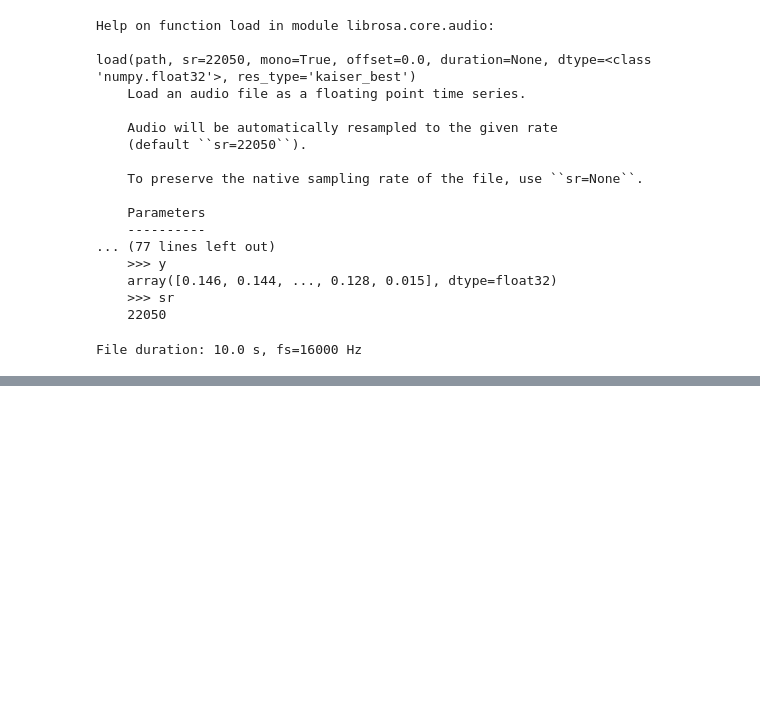
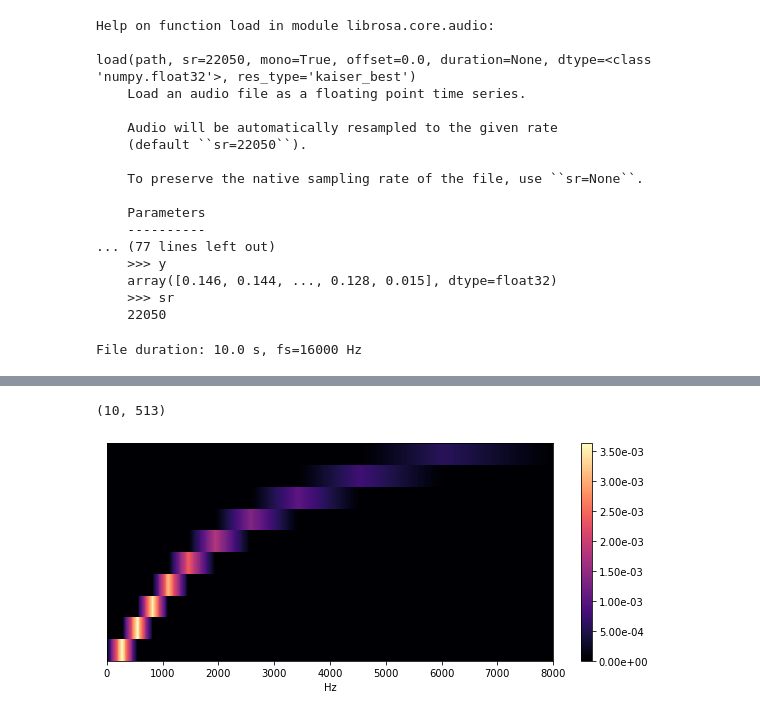
Before and after one commit to eceboran/AudioMalfunctionDetection, a Jupyter notebook: data_exploration_single_file.ipynb, the cells around one changed output, grey strips where cells are left out. Drawn from its saved outputs; the diff is of its cells as text; code cells hidden in the pictures; blank space fills up the shorter version.

```diff
--- a/data_exploration_single_file.ipynb
+++ b/data_exploration_single_file.ipynb
@@ -156,0 +107,13 @@ plt.colorbar(format='%+2.0f dB');
+# %%
+# Mel filter banks
+n_fft = 1024
+filter_banks = librosa.filters.mel(n_fft=n_fft, sr=fs, n_mels=10)
+print(filter_banks.shape)
+
+plt.figure(figsize=(10,4))
+librosa.display.specshow(filter_banks, sr=fs, x_axis='linear')
+plt.colorbar(format="%.2e")
+plt.show()
+# %% [output]
+(10, 513)
+[figure, added]
```
Also changed, not shown: parts of 20 cells of this notebook, 1 other file.
